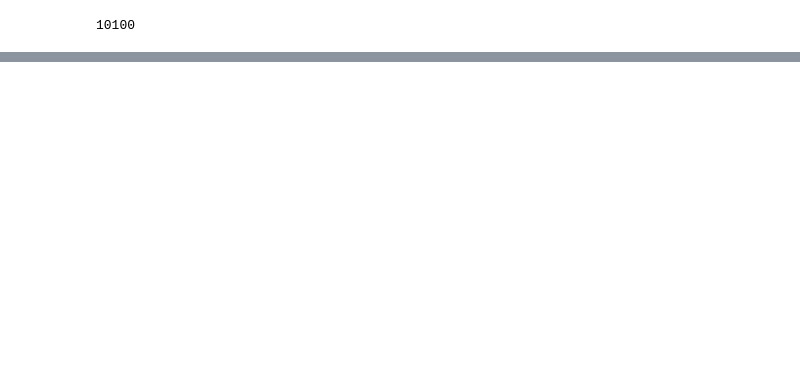
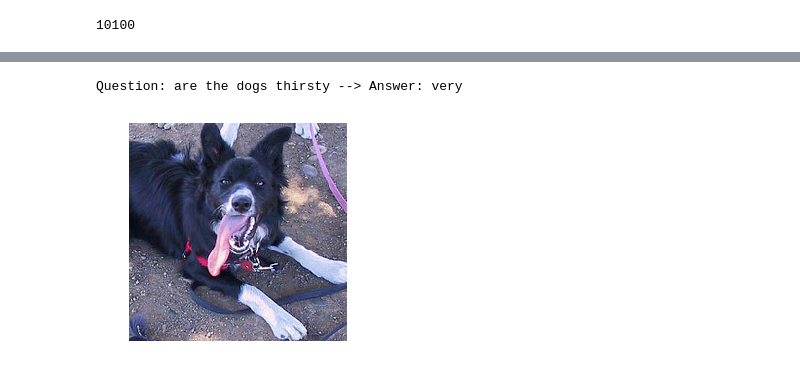
Before and after one commit to abhi-iyer/visual-question-answering, a Jupyter notebook: demo.ipynb, the cells around one changed output, grey strips where cells are left out. Cells and saved outputs as stored; diff of their text form; code cells hidden in the pictures; blank space fills up the shorter version.

```diff
--- a/demo.ipynb
+++ b/demo.ipynb
@@ -171,0 +164,5 @@ NameError: name 'train_set' is not defined
+# %%
+exp.sample(exp.train_ind[10])
+# %% [output]
+Question: are the dogs thirsty --> Answer: very
+[figure, added]
```
Also changed, not shown: parts of 9 cells of this notebook, 1 other file.
